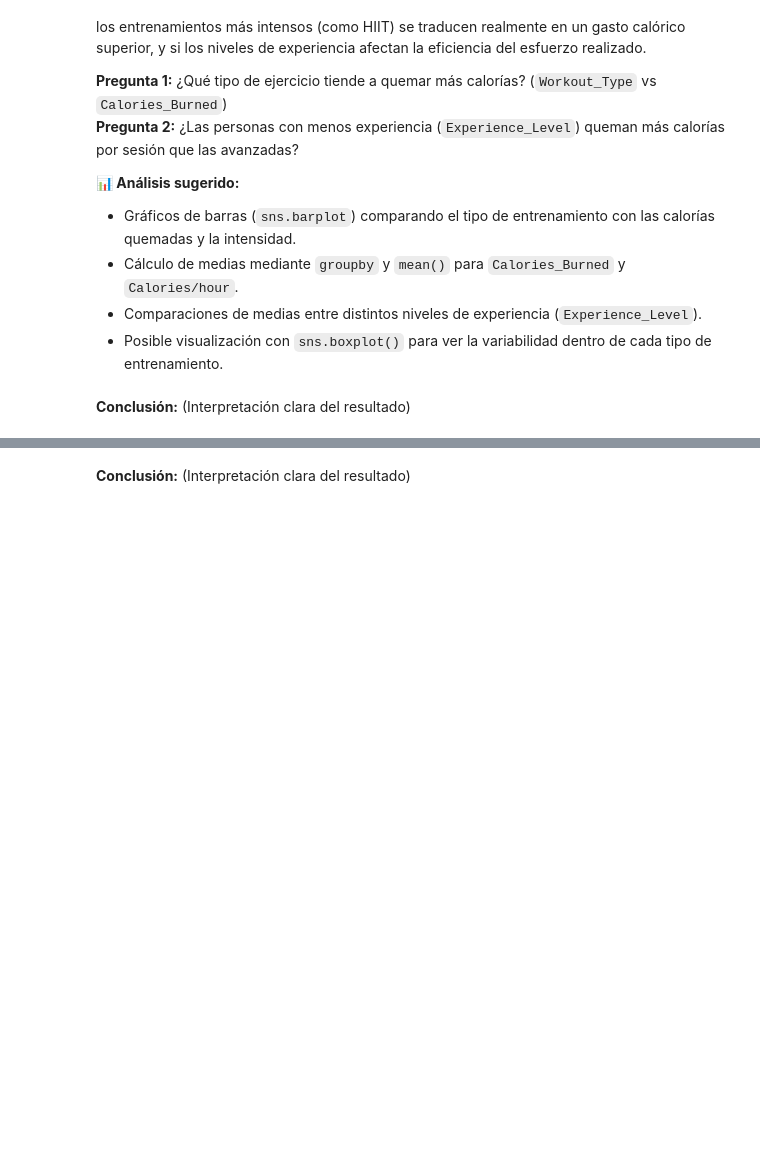
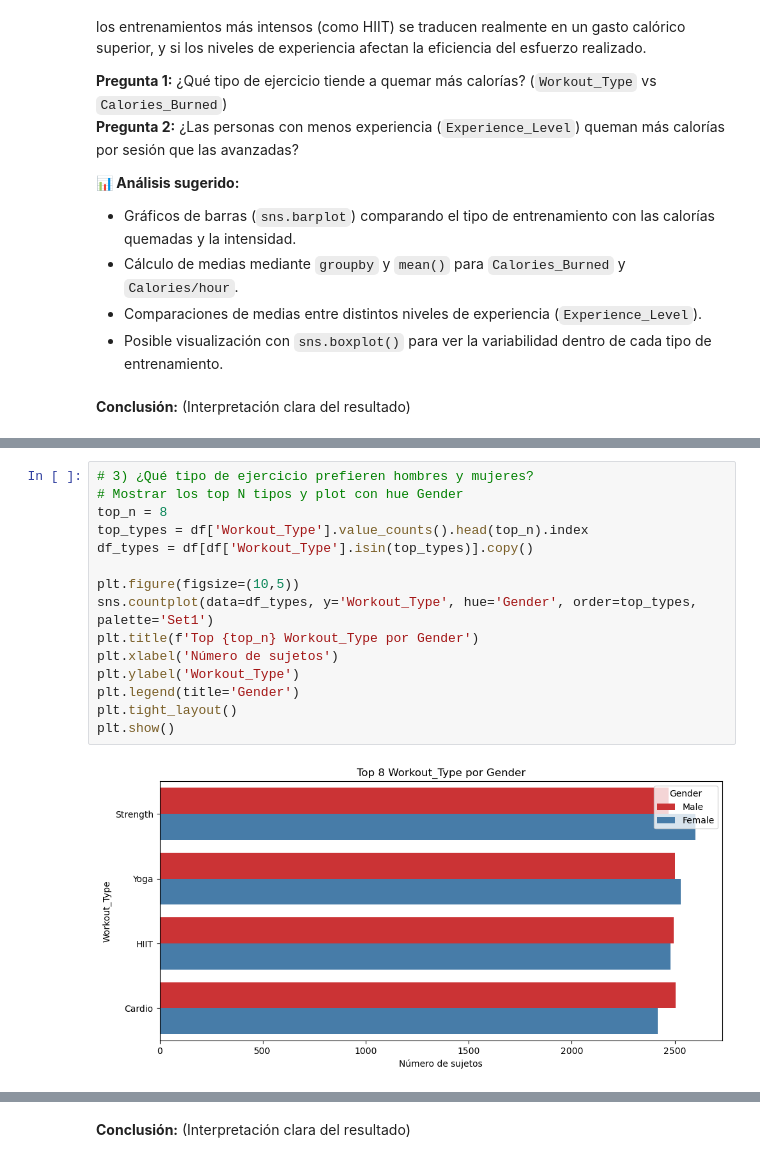
Before and after one commit to albamdls/analisis-exploratorio-dataset-life-style, a Jupyter notebook: notebook.ipynb, the cells around one changed output, grey strips where cells are left out. Drawn from its saved outputs; the diff is of its cells as text; blank space fills up the shorter version.

```diff
--- a/notebook.ipynb
+++ b/notebook.ipynb
@@ -498,0 +555,17 @@ Además, observar las diferencias entre hombres y mujeres en cuanto a frecuencia
+# %%
+# 3) ¿Qué tipo de ejercicio prefieren hombres y mujeres?
+# Mostrar los top N tipos y plot con hue Gender
+top_n = 8
+top_types = df['Workout_Type'].value_counts().head(top_n).index
+df_types = df[df['Workout_Type'].isin(top_types)].copy()
+
+plt.figure(figsize=(10,5))
+sns.countplot(data=df_types, y='Workout_Type', hue='Gender', order=top_types, palette='Set1')
+plt.title(f'Top {top_n} Workout_Type por Gender')
+plt.xlabel('Número de sujetos')
+plt.ylabel('Workout_Type')
+plt.legend(title='Gender')
+plt.tight_layout()
+plt.show()
+# %% [output]
+[figure, added]
```
Also changed, not shown: parts of 11 cells of this notebook, 1 other file.
